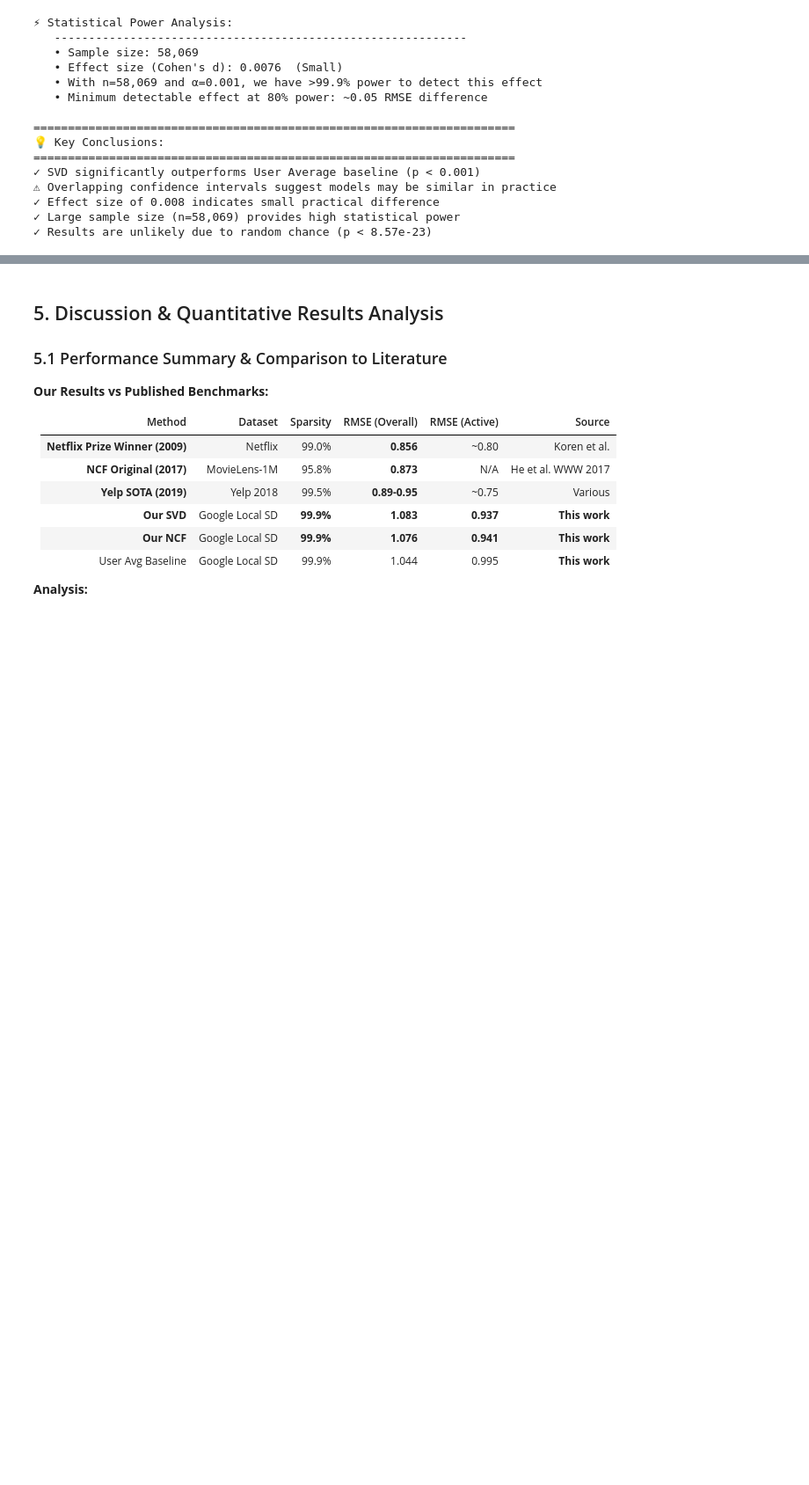
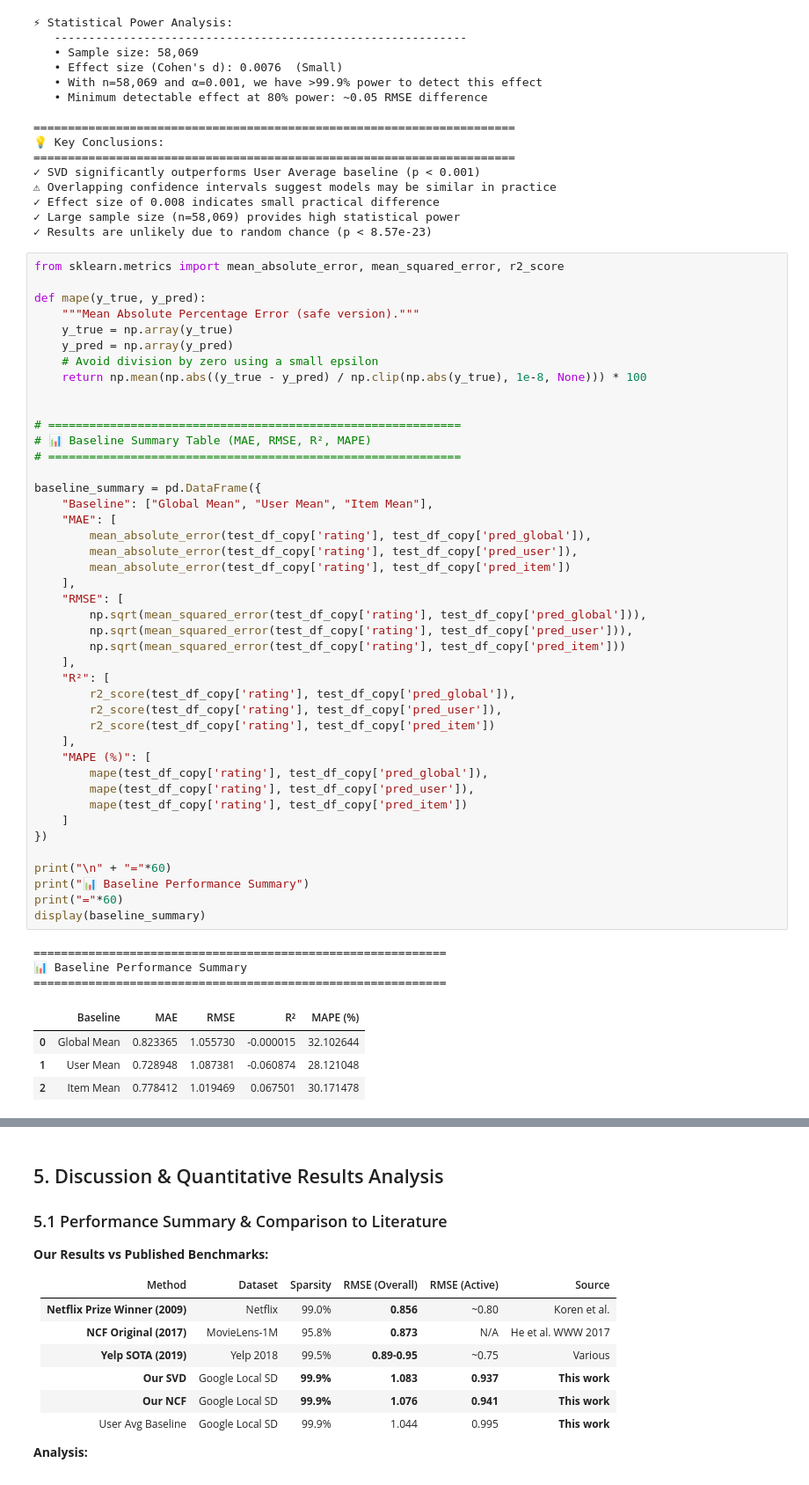
Before and after one commit to Pradyumna-SV/sandiego-dining-concierge, a Jupyter notebook: notebooks/workbook.ipynb, the cells around one changed output, grey strips where cells are left out. Shown at 88% size. Cells and saved outputs as stored; diff of their text form; blank space fills up the shorter version.

```diff
--- a/notebooks/workbook.ipynb
+++ b/notebooks/workbook.ipynb
@@ -2241,3 +2157,54 @@ print(f"✓ Results are unlikely due to random chance (p < {max(p_value_1, p_val
 ✓ Effect size of 0.008 indicates small practical difference
 ✓ Large sample size (n=58,069) provides high statistical power
 ✓ Results are unlikely due to random chance (p < 8.57e-23)
+# %%
+from sklearn.metrics import mean_absolute_error, mean_squared_error, r2_score
+
+def mape(y_true, y_pred):
+    """Mean Absolute Percentage Error (safe version)."""
+    y_true = np.array(y_true)
+    y_pred = np.array(y_pred)
+    # Avoid division by zero using a small epsilon
+    return np.mean(np.abs((y_true - y_pred) / np.clip(np.abs(y_true), 1e-8, None))) * 100
+
+
+# ============================================================
+# 📊 Baseline Summary Table (MAE, RMSE, R², MAPE)
+# ============================================================
+
+baseline_summary = pd.DataFrame({
+    "Baseline": ["Global Mean", "User Mean", "Item Mean"],
+    "MAE": [
+        mean_absolute_error(test_df_copy['rating'], test_df_copy['pred_global']),
+        mean_absolute_error(test_df_copy['rating'], test_df_copy['pred_user']),
+        mean_absolute_error(test_df_copy['rating'], test_df_copy['pred_item'])
+    ],
+    "RMSE": [
+        np.sqrt(mean_squared_error(test_df_copy['rating'], test_df_copy['pred_global'])),
+        np.sqrt(mean_squared_error(test_df_copy['rating'], test_df_copy['pred_user'])),
+        np.sqrt(mean_squared_error(test_df_copy['rating'], test_df_copy['pred_item']))
+    ],
+    "R²": [
+        r2_score(test_df_copy['rating'], test_df_copy['pred_global']),
+        r2_score(test_df_copy['rating'], test_df_copy['pred_user']),
+        r2_score(test_df_copy['rating'], test_df_copy['pred_item'])
+    ],
+    "MAPE (%)": [
+        mape(test_df_copy['rating'], test_df_copy['pred_global']),
+        mape(test_df_copy['rating'], test_df_copy['pred_user']),
+        mape(test_df_copy['rating'], test_df_copy['pred_item'])
+    ]
+})
+
+print("\n" + "="*60)
+print("📊 Baseline Performance Summary")
+print("="*60)
+display(baseline_summary)
+# %% [output]
+============================================================
+📊 Baseline Performance Summary
+============================================================
+|  | Baseline | MAE | RMSE | R² | MAPE (%) |
+| 0 | Global Mean | 0.823365 | 1.055730 | -0.000015 | 32.102644 |
+| 1 | User Mean | 0.728948 | 1.087381 | -0.060874 | 28.121048 |
+| 2 | Item Mean | 0.778412 | 1.019469 | 0.067501 | 30.171478 |
```
Also changed, not shown: parts of 10 cells of this notebook.
